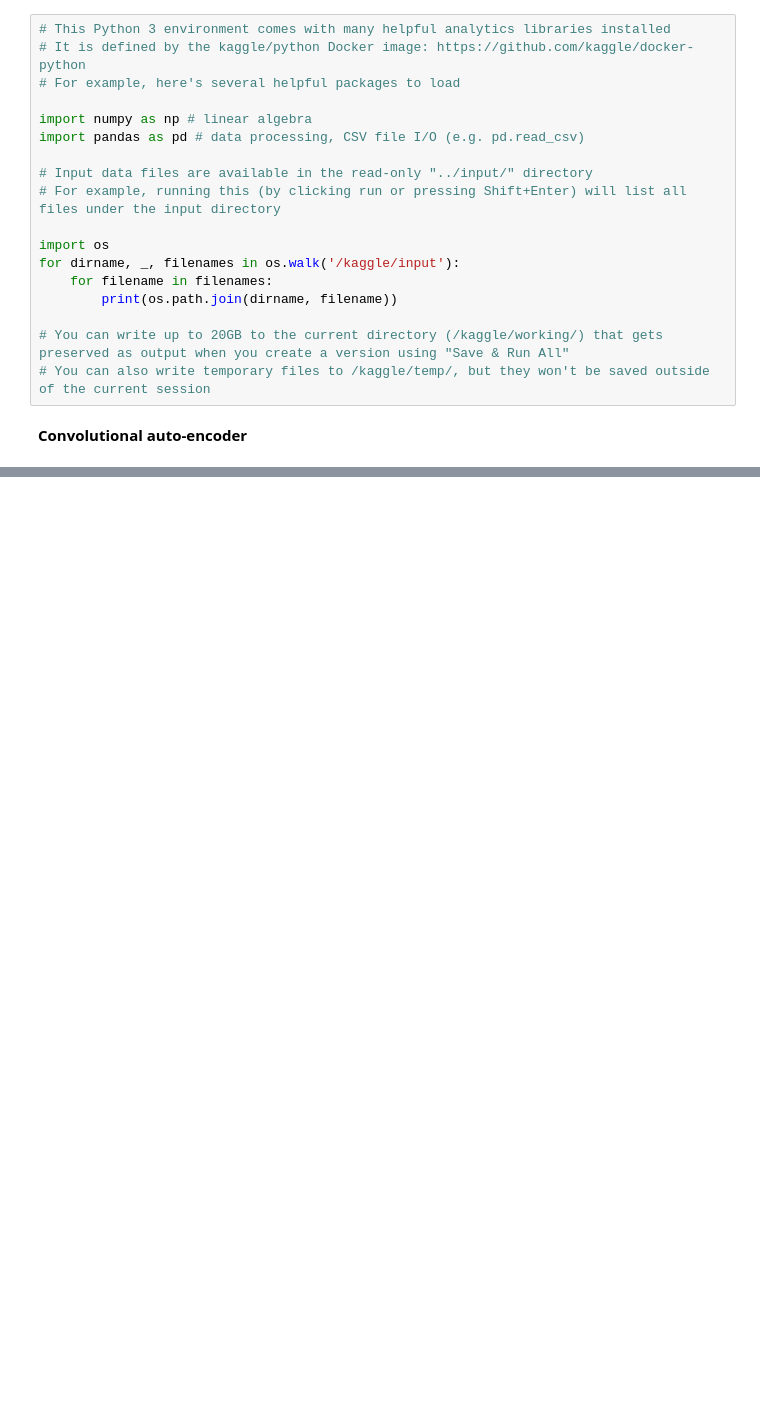
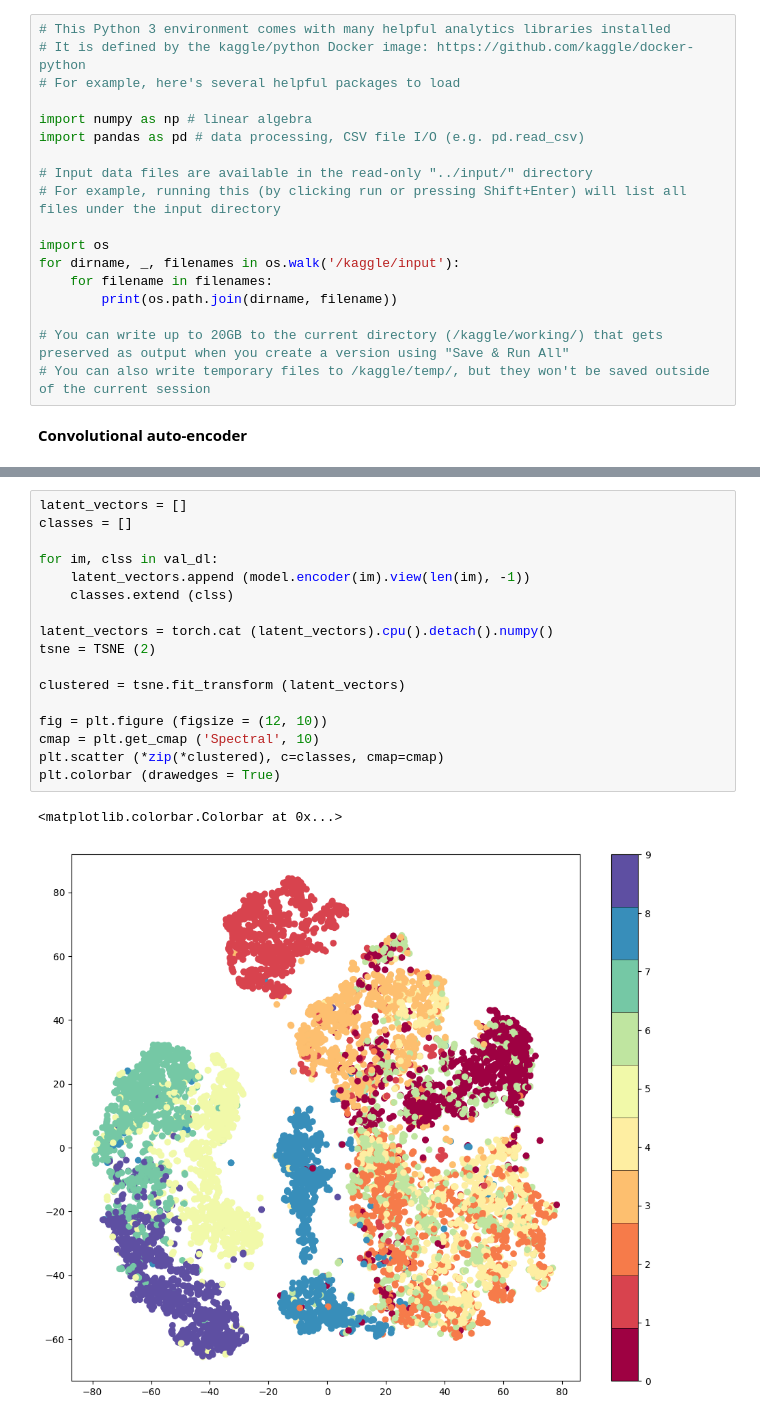
Before and after one commit to AleksandrMorozov123/Computer_vision_architectures, a Jupyter notebook: image_manipulations.ipynb, the cells around one changed output, grey strips where cells are left out. Saved outputs shown, nothing was run; the diff lists cells and outputs as text; blank space fills up the shorter version.

```diff
--- a/image_manipulations.ipynb
+++ b/image_manipulations.ipynb
@@ -144,0 +157,20 @@ for epoch in range (num_epochs):
+# %%
+latent_vectors = []
+classes = []
+
+for im, clss in val_dl:
+    latent_vectors.append (model.encoder(im).view(len(im), -1))
+    classes.extend (clss)
+
+latent_vectors = torch.cat (latent_vectors).cpu().detach().numpy()
+tsne = TSNE (2)
+
+clustered = tsne.fit_transform (latent_vectors)
+
+fig = plt.figure (figsize = (12, 10))
+cmap = plt.get_cmap ('Spectral', 10)
+plt.scatter (*zip(*clustered), c=classes, cmap=cmap)
+plt.colorbar (drawedges = True)
+# %% [output]
+<matplotlib.colorbar.Colorbar at 0x...>
+[figure, added]
```
Also changed, not shown: parts of 9 cells of this notebook.
